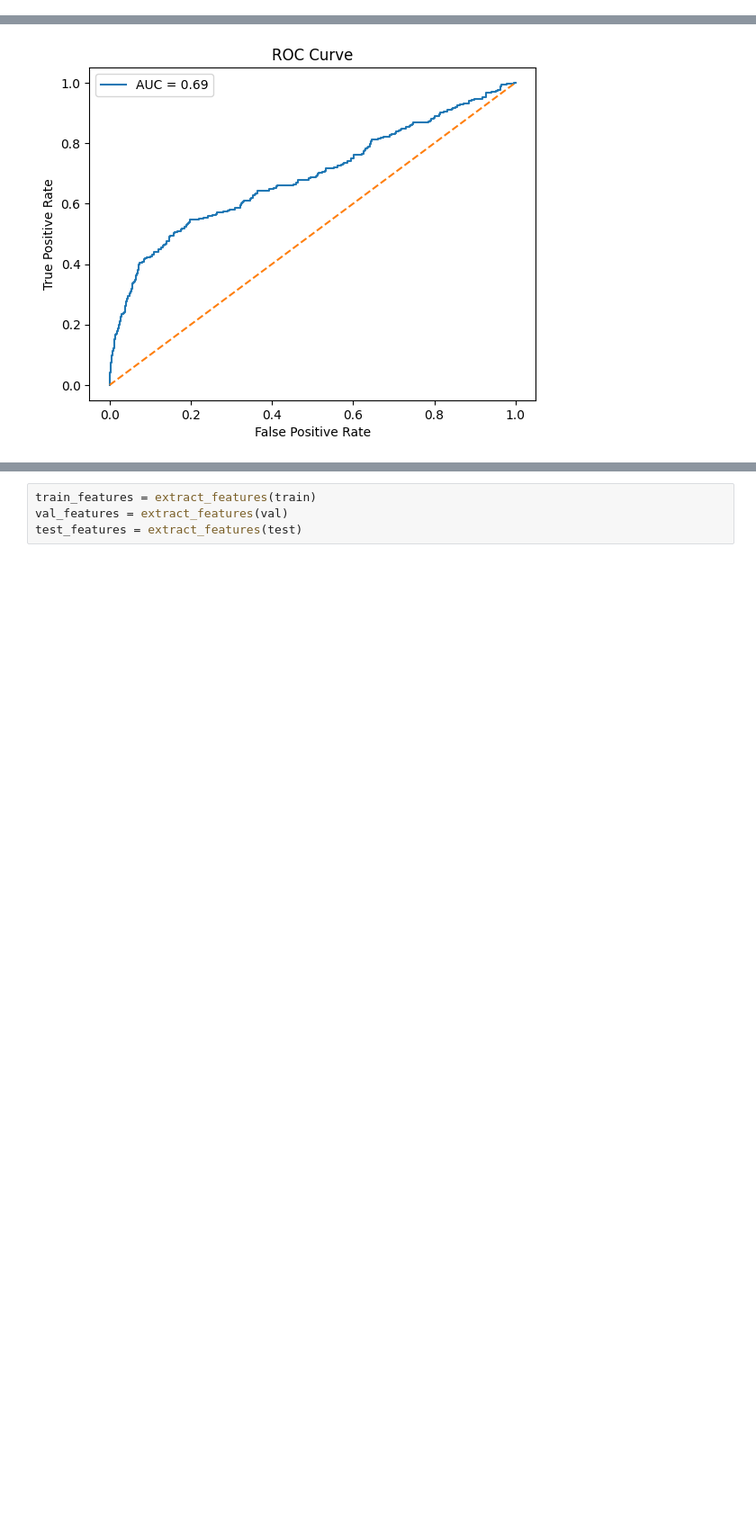
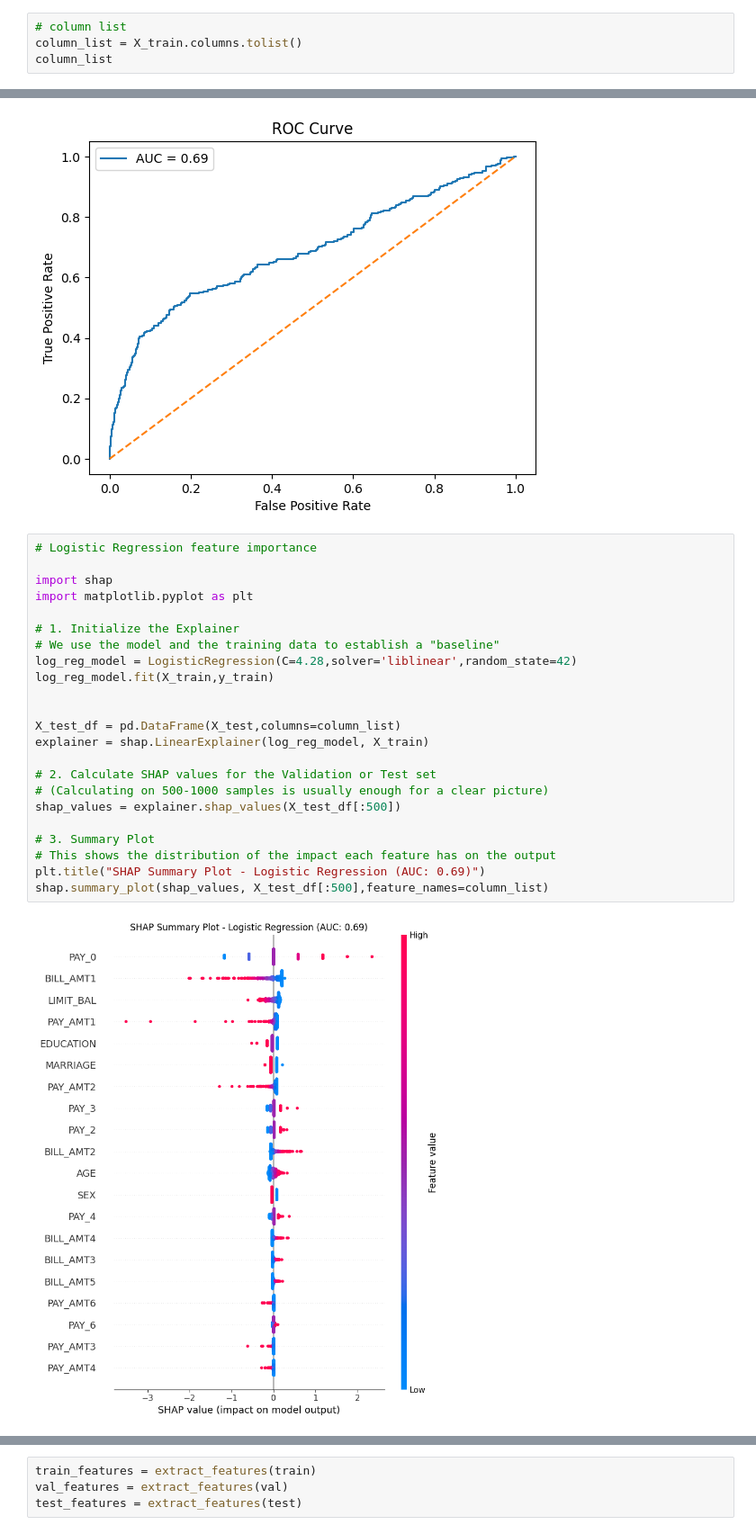
Before and after one commit to Mboga/credit-card-default, a Jupyter notebook: notebooks/01_exploratory_data_analysis.ipynb, the cells around one changed output, grey strips where cells are left out. Shown at 90% size. Drawn from its saved outputs; the diff is of its cells as text; blank space fills up the shorter version.

```diff
--- a/notebooks/01_exploratory_data_analysis.ipynb
+++ b/notebooks/01_exploratory_data_analysis.ipynb
@@ -181,3 +181,7 @@ y_test = test[target]
 print(f"train {X_train.shape} val {X_val.shape} train {X_test.shape}" )
 # %% [output]
 train (24000, 23) val (4800, 23) train (1200, 23)
+# %%
+# column list
+column_list = X_train.columns.tolist()
+column_list
@@ -340,3 +377,28 @@ plt.legend()
 plt.show()
 # %% [output]
 [figure]
+# %%
+# Logistic Regression feature importance
+
+import shap
+import matplotlib.pyplot as plt
+
+# 1. Initialize the Explainer
+# We use the model and the training data to establish a "baseline"
+log_reg_model = LogisticRegression(C=4.28,solver='liblinear',random_state=42)
+log_reg_model.fit(X_train,y_train)
+
+
+X_test_df = pd.DataFrame(X_test,columns=column_list)
+explainer = shap.LinearExplainer(log_reg_model, X_train)
+
+# 2. Calculate SHAP values for the Validation or Test set
+# (Calculating on 500-1000 samples is usually enough for a clear picture)
+shap_values = explainer.shap_values(X_test_df[:500])
+
+# 3. Summary Plot
+# This shows the distribution of the impact each feature has on the output
+plt.title("SHAP Summary Plot - Logistic Regression (AUC: 0.69)")
+shap.summary_plot(shap_values, X_test_df[:500],feature_names=column_list)
+# %% [output]
+[figure, added]
```
Also changed, not shown: parts of 3 cells of this notebook.
